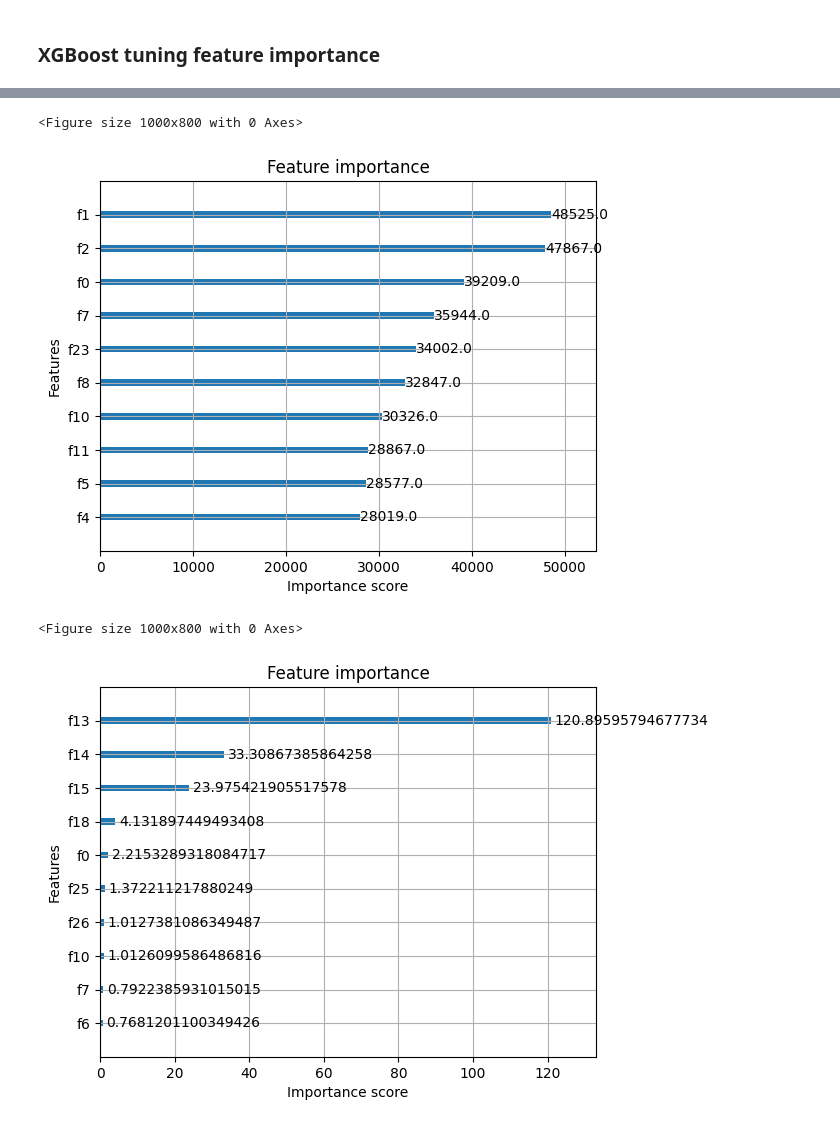
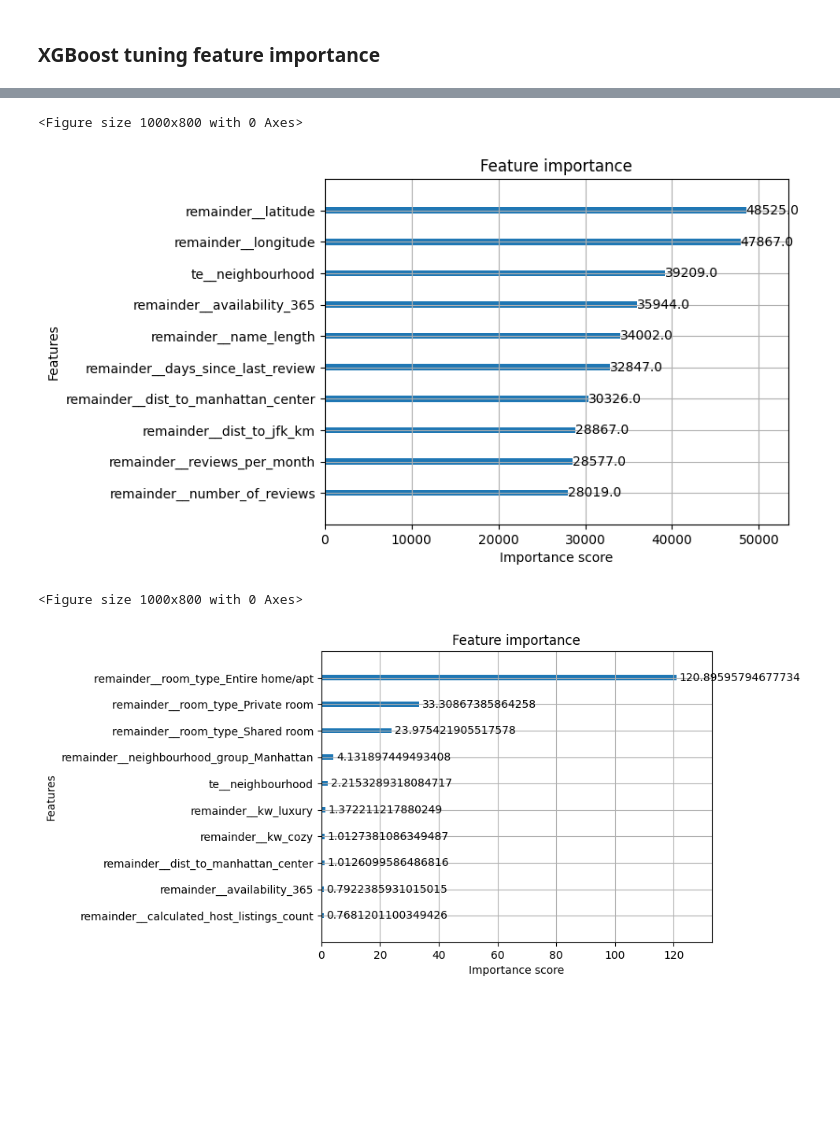
Before and after one commit to Handras18/New-York-City-Airbnb, a Jupyter notebook: 04_modeling.ipynb, the cells around one changed output, grey strips where cells are left out. Cells and saved outputs as stored; diff of their text form; code cells hidden in the pictures; blank space fills up the shorter version.

```diff
--- a/04_modeling.ipynb
+++ b/04_modeling.ipynb
@@ -304,14 +312,18 @@ plt.show()
 # %%
+xgb_model_final = xgb_final_pipe.named_steps['model']
+feat_names = xgb_final_pipe.named_steps['preprocessor'].get_feature_names_out()
+xgb_model_final.get_booster().feature_names = list(feat_names)
+
 plt.figure(figsize=(10, 8))
-plot_importance(xgb_final_pipe.named_steps['model'], max_num_features=10, importance_type='weight')
+plot_importance(xgb_model_final, max_num_features=10, importance_type='weight')
 plt.show()
 # %% [output]
 <Figure size 1000x800 with 0 Axes>
-[figure, old version]
+[figure, new version]
 # %%
 plt.figure(figsize=(10, 8))
-plot_importance(xgb_final_pipe.named_steps['model'], max_num_features=10, importance_type='gain')
+plot_importance(xgb_model_final, max_num_features=10, importance_type='gain')
 plt.show()
 # %% [output]
 <Figure size 1000x800 with 0 Axes>
-[figure, old version]
+[figure, new version]
```
Also changed, not shown: parts of 10 cells of this notebook.
